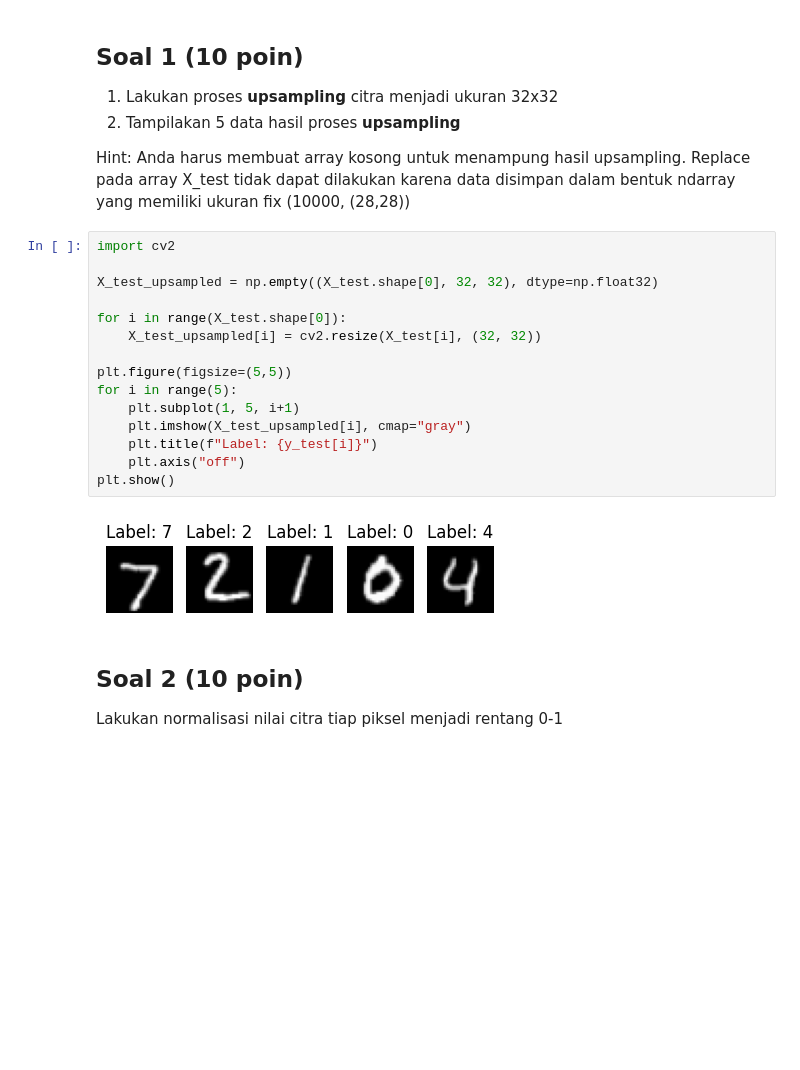
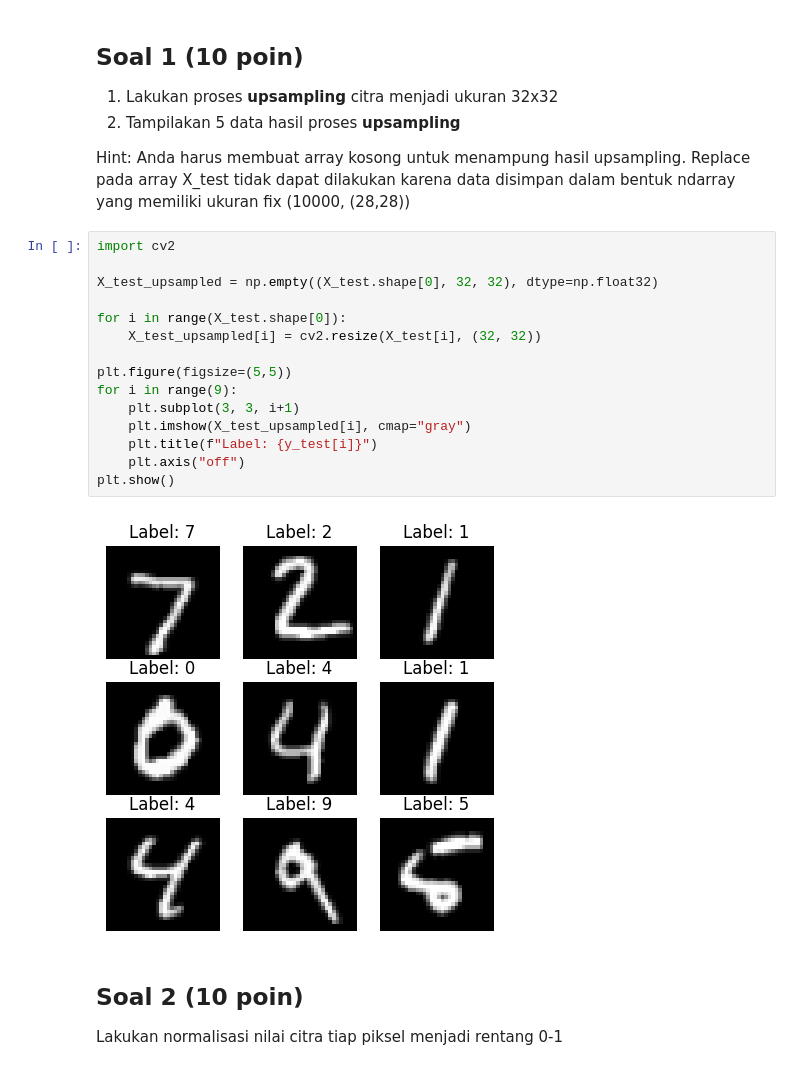
Before and after one commit to Ruphasa/KuisML1, a Jupyter notebook: JS04_SOAL_KUIS1_ML.ipynb, the cells around one changed output. Drawn from its saved outputs; the diff is of its cells as text; blank space fills up the shorter version.

Commit message:
Feat : range and subplot  on bagian 5

```diff
--- a/JS04_SOAL_KUIS1_ML.ipynb
+++ b/JS04_SOAL_KUIS1_ML.ipynb
@@ -347,20 +347,20 @@ Hint: Anda harus membuat array kosong untuk menampung hasil upsampling. Replace
 # %%
 import cv2
 
 X_test_upsampled = np.empty((X_test.shape[0], 32, 32), dtype=np.float32)
 
 for i in range(X_test.shape[0]):
     X_test_upsampled[i] = cv2.resize(X_test[i], (32, 32))
 
 plt.figure(figsize=(5,5))
-for i in range(5):
-    plt.subplot(1, 5, i+1)
+for i in range(9):
+    plt.subplot(3, 3, i+1)
     plt.imshow(X_test_upsampled[i], cmap="gray")
     plt.title(f"Label: {y_test[i]}")
     plt.axis("off")
 plt.show()
 # %% [output]
-[figure, old version]
+[figure, new version]
 # %% [markdown]
 ## Soal 2 (10 poin)
 Lakukan normalisasi nilai citra tiap piksel menjadi rentang 0-1
```
Also changed, not shown: parts of 1 cell of this notebook.
